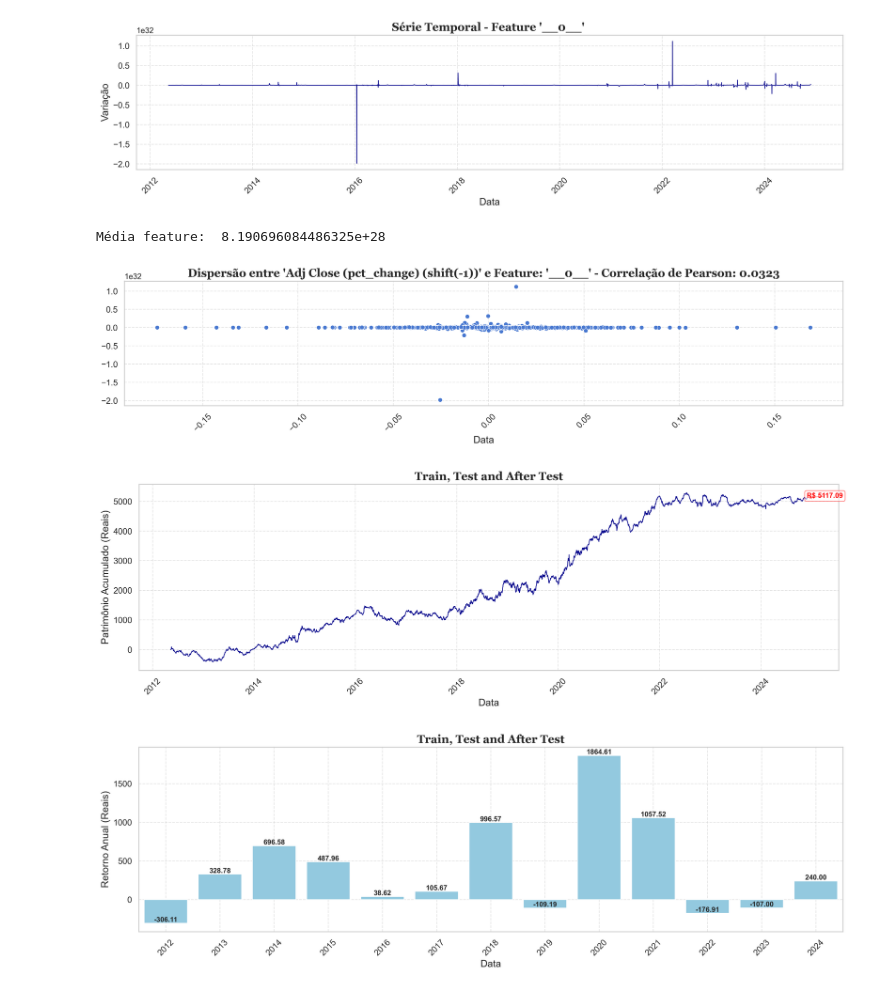
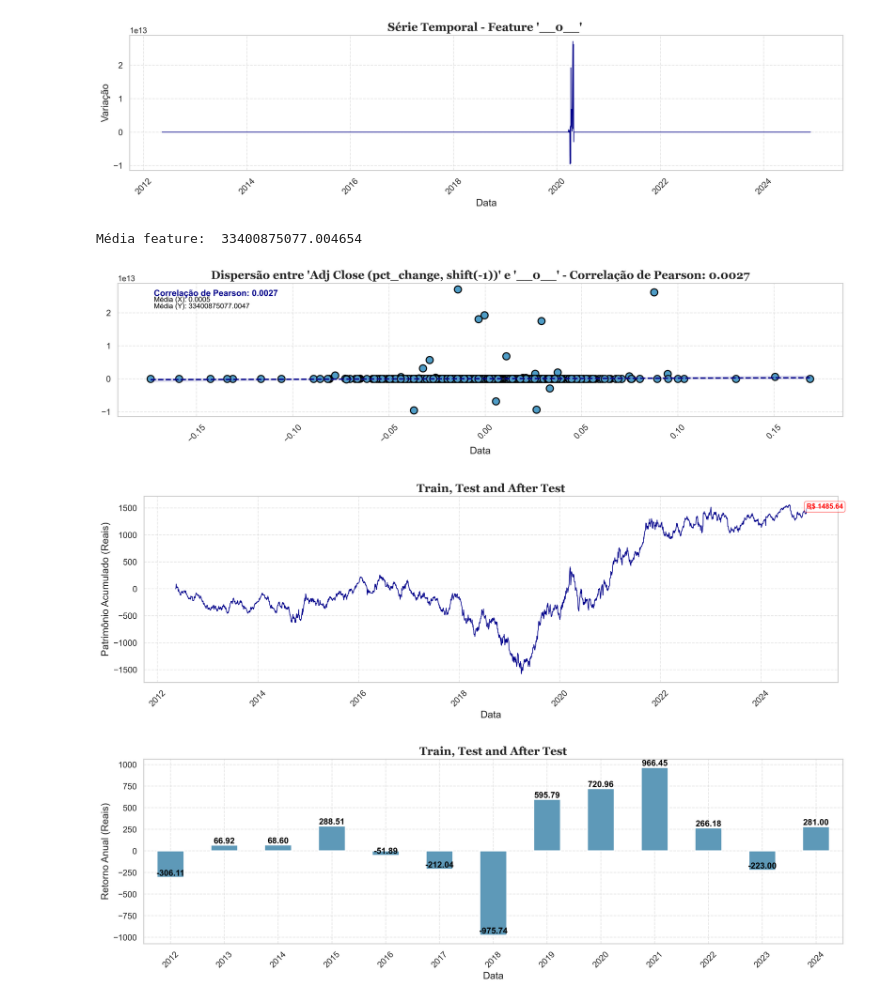
Before and after one commit to rianlucascs/predicao-dados-binarios, a Jupyter notebook: criacao_features.ipynb, the cells around one changed output. Drawn from its saved outputs; the diff is of its cells as text; code cells hidden in the pictures.

```diff
--- a/criacao_features.ipynb
+++ b/criacao_features.ipynb
@@ -97,28 +96,34 @@ for _ in range(1, 51):
         end = '2022-05-11'
         """
 
-        volume = df['Volume']                                               # 55144921.67928159
-        adj_close = df['Adj Close'].pct_change(1)                           # 0.0010496362163393649
+        from numpy import sqrt
 
+        volume = df['Volume']
+        adj_close = df['Adj Close'].pct_change(1)
+        close = df['Close']
+        open = df['Open']
+        low = df['Low']
+        high = df['High']
 
+        _c = 6.371
+        _p = 3.14159265358979323846
+
+        Q = lambda x, t=5: x.rolling(t).std()
         W = lambda x, t=5: x.rolling(t).sum()
-        Q = lambda x, t=5: x.rolling(t).std()
-        E = lambda x: x.diff().diff()
-        R = lambda x: x - x.shift(1)
+        E = lambda x, t=5: x.rolling(t).mean()
+        R = lambda x, t=5: x.rolling(t).median()
+        T = lambda x, t=5: x.rolling(t).max()
+        Y = lambda x, t=5: x.rolling(t).min()
+        U = lambda x: x.diff().diff()
+        I = lambda x: x - x.shift(1)
+        O = lambda x: x * x.shift(1) * x.shift(2)
 
-        Z = (W(volume, 49) - volume) / (1 / volume ** 30)                   # -4.5753144516833713e+27
-        X = adj_close ** 30 - volume                                        # -55144921.67928159
+        q = lambda x, t=5: 1 / (1 - Q(x, t))
 
-        a = Z / (1 - Q(Z, 49))                                              # 0.4558397322217361
-        s = X / (1 - Q(X, 17))                                              # 2.9792294758723976
+        a = I(E(q(high.diff(), 23) - q(low.diff(), 23), 8))
+        s = Y(a) - ((O(a) * U(volume)) / (Q(adj_close) ** 2))
 
-        d = adj_close.diff() - (adj_close.diff() * a.diff())                # 0.0009065189450947744
-        f = adj_close.diff() - (adj_close.diff() * s.diff())                # -0.0005939747534145725
-
-        g = W(d - s, 14) / W(1 + d + f, 25)                                 # -1.668469270768815
-        h = (1 / 14 * W(Z * g, 14) - W(Z * g, 39)) / (1 + g)                # 5.8327402757063634e+29
-
-        return h
+        return s
 
 
     _rswsx(lambda df: __0__(df), ot = ot, _=_)
@@ -145,6 +150,6 @@ Dados perdidos:  0
 NaN:  0
-[figure, old version]
+[figure, new version]
-Média feature:  8.190696084486325e+28
+Média feature:  33400875077.004654
-[figure, old version]
+[figure, new version]
-[figure, old version]
+[figure, new version]
-[figure, old version]
+[figure, new version]
```
Also changed, not shown: parts of 3 cells of this notebook, 2 other files.
